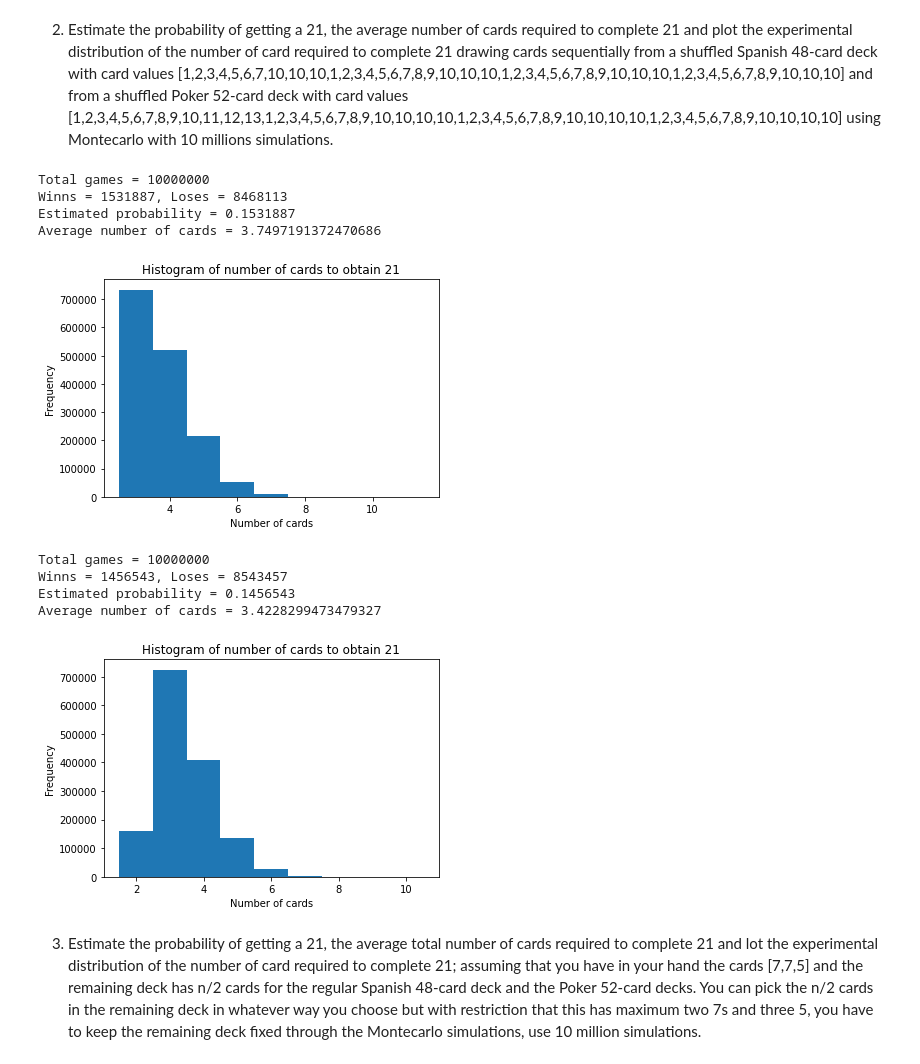
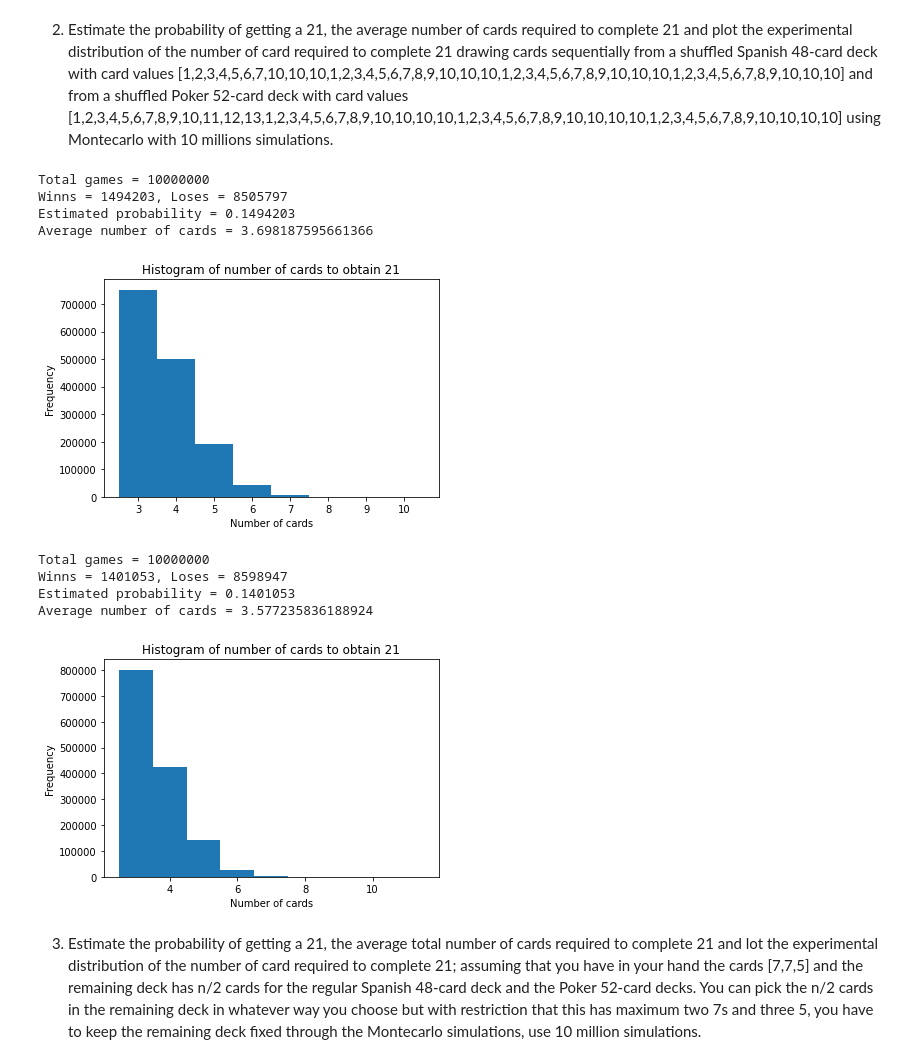
Before and after one commit to rcalvom/AlgorithmsUN2021I, a Jupyter notebook: Lab10/rcalvom21BlackjackGrClass2.ipynb, the cells around one changed output. Saved outputs shown, nothing was run; the diff lists cells and outputs as text; code cells hidden in the pictures.

```diff
--- a/Lab10/rcalvom21BlackjackGrClass2.ipynb
+++ b/Lab10/rcalvom21BlackjackGrClass2.ipynb
@@ -11,7 +11,7 @@ import numpy as np
 import statistics
 
 simulations = 10000000
-deck = [1, 2, 3, 4, 5, 6, 7, 10, 11, 12, 1, 2, 3, 4, 5, 6, 7, 8, 9, 10, 11, 12, 1, 2, 3, 4, 5, 6, 7, 8, 9, 10, 11, 12, 1, 2, 3, 4, 5, 6, 7, 8, 9, 10, 11, 12]
+deck = [1, 2, 3, 4, 5, 6, 7, 8, 9, 10, 11, 12, 1, 2, 3, 4, 5, 6, 7, 8, 9, 10, 11, 12, 1, 2, 3, 4, 5, 6, 7, 8, 9, 10, 11, 12, 1, 2, 3, 4, 5, 6, 7, 8, 9, 10, 11, 12]
 
 wins = 0
 loses = 0
@@ -105,7 +105,7 @@ import numpy as np
 import statistics
 
 simulations = 10000000
-deck = [1, 2, 3, 4, 5, 6, 7, 10, 10, 10, 1, 2, 3, 4, 5, 6, 7, 8, 9, 10, 10, 10, 1, 2, 3, 4, 5, 6, 7, 8, 9, 10, 10, 10, 1, 2, 3, 4, 5, 6, 7, 8, 9, 10, 10, 10]
+deck = [1, 2, 3, 4, 5, 6, 7, 8, 9, 10, 10, 10, 1, 2, 3, 4, 5, 6, 7, 8, 9, 10, 10, 10, 1, 2, 3, 4, 5, 6, 7, 8, 9, 10, 10, 10, 1, 2, 3, 4, 5, 6, 7, 8, 9, 10, 10, 10]
 
 wins = 0
 loses = 0
@@ -140,10 +140,10 @@ plt.ylabel("Frequency")
 plt.show()
 # %% [output]
 Total games = 10000000
-Winns = 1531887, Loses = 8468113
-Estimated probability = 0.1531887
-Average number of cards = 3.7497191372470686
+Winns = 1494203, Loses = 8505797
+Estimated probability = 0.1494203
+Average number of cards = 3.698187595661366
-[figure, old version]
+[figure, new version]
 # %%
 import random as r
 import matplotlib.pyplot as plt
@@ -151,7 +151,7 @@ import numpy as np
 import statistics
 
 simulations = 10000000
-deck = [1, 2, 3, 4, 5, 6, 7, 8, 9, 10, 11, 12, 13, 1, 2, 3, 4, 5, 6, 7, 8, 9, 10, 10, 10, 10, 1, 2, 3, 4, 5, 6, 7, 8, 9, 10, 10, 10, 10, 1, 2, 3, 4, 5, 6, 7, 8, 9, 10, 10, 10, 10]
+deck = [1, 2, 3, 4, 5, 6, 7, 8, 9, 10, 10, 10, 10, 1, 2, 3, 4, 5, 6, 7, 8, 9, 10, 10, 10, 10, 1, 2, 3, 4, 5, 6, 7, 8, 9, 10, 10, 10, 10, 1, 2, 3, 4, 5, 6, 7, 8, 9, 10, 10, 10, 10]
 
 wins = 0
 loses = 0
@@ -159,37 +159,37 @@ loses = 0
 list_cards = []
 
 for i in range(simulations):
   current_deck = deck.copy()
   count = 0
   n_cards = 0
   while count < 21:
     pos = r.randrange(len(current_deck))
     card = current_deck.pop(pos)
     count += card
     n_cards += 1
   if count == 21:
     wins += 1
     list_cards.append(n_cards)
   else:
     loses += 1
 
 print("Total games = {0}".format(simulations))
 print("Winns = {0}, Loses = {1}".format(wins, loses))
 print("Estimated probability = {0}".format(wins / simulations))
 print("Average number of cards = {0}".format(statistics.mean(list_cards)))
 
 b = np.array(range(min(list_cards) - 1, max(list_cards) + 2) ) + 0.5
 plt.hist(list_cards, bins=b)
 plt.title("Histogram of number of cards to obtain 21")
 plt.xlabel("Number of cards")
 plt.ylabel("Frequency")
 plt.show()
 # %% [output]
 Total games = 10000000
-Winns = 1456543, Loses = 8543457
-Estimated probability = 0.1456543
-Average number of cards = 3.4228299473479327
+Winns = 1401053, Loses = 8598947
+Estimated probability = 0.1401053
+Average number of cards = 3.577235836188924
-[figure, old version]
+[figure, new version]
 # %% [markdown]
 3. Estimate the probability of getting a 21, the average total number of cards required to complete 21 and lot the experimental distribution of the number of card required to complete 21; assuming that you have in your hand the cards [7,7,5] and the remaining deck has n/2 cards for the regular Spanish 48-card deck and the Poker 52-card decks. You can pick the n/2 cards in the remaining deck in whatever way you choose but with restriction that this has maximum two 7s and three 5, you have to keep the remaining deck fixed through the Montecarlo simulations, use 10 million simulations.
 # %%
```
Also changed, not shown: parts of 6 cells of this notebook.
